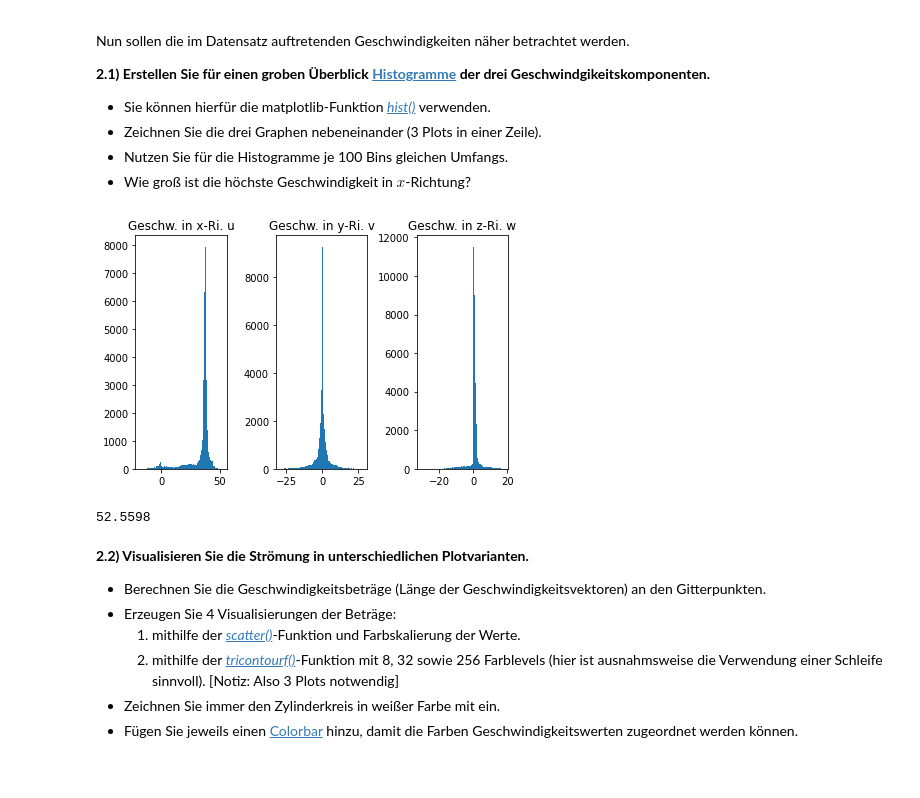
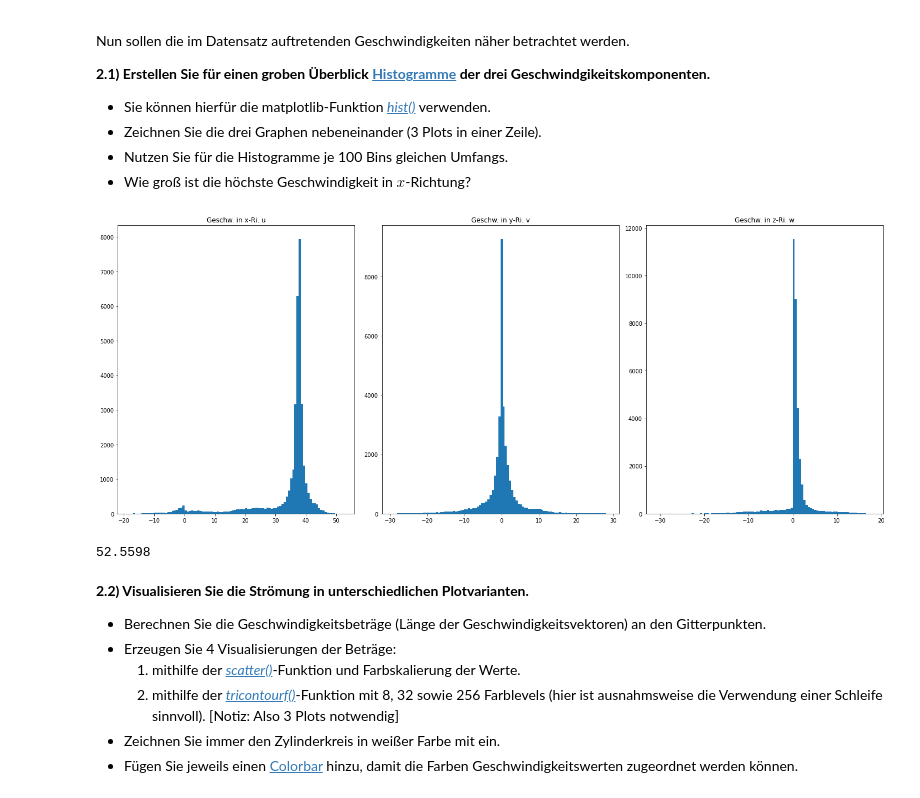
Before and after one commit to JuliusGoelz/Python_fuer_Ingenieure, a Jupyter notebook: HA3normal_Gruppe280.ipynb, the cells around one changed output. Drawn from its saved outputs; the diff is of its cells as text; code cells hidden in the pictures.

```diff
--- a/HA3normal_Gruppe280.ipynb
+++ b/HA3normal_Gruppe280.ipynb
@@ -135,25 +132,27 @@ Nun sollen die im Datensatz auftretenden Geschwindigkeiten näher betrachtet wer
 # %%
 # Hier eigenen Code schreiben ...
 %matplotlib inline
+plt.figure(figsize=(20, 8))
+
 plt.subplot(1, 3, 1)
 plt.hist(u, bins=100)
 plt.title("Geschw. in x-Ri. u")
 
 plt.subplot(1, 3, 2)
 plt.hist(v, bins=100)
 plt.title("Geschw. in y-Ri. v")
 
 plt.subplot(1, 3, 3)
 plt.hist(w, bins=100)
 plt.title("Geschw. in z-Ri. w")
 
 plt.tight_layout()
 plt.show()
 
 u_max = max(u)
 print(u_max)
 # %% [output]
-[figure, old version]
+[figure, new version]
 52.5598
 # %% [markdown]
 **2.2) Visualisieren Sie die Strömung in unterschiedlichen Plotvarianten.**
```
Also changed, not shown: parts of 4 cells of this notebook.
